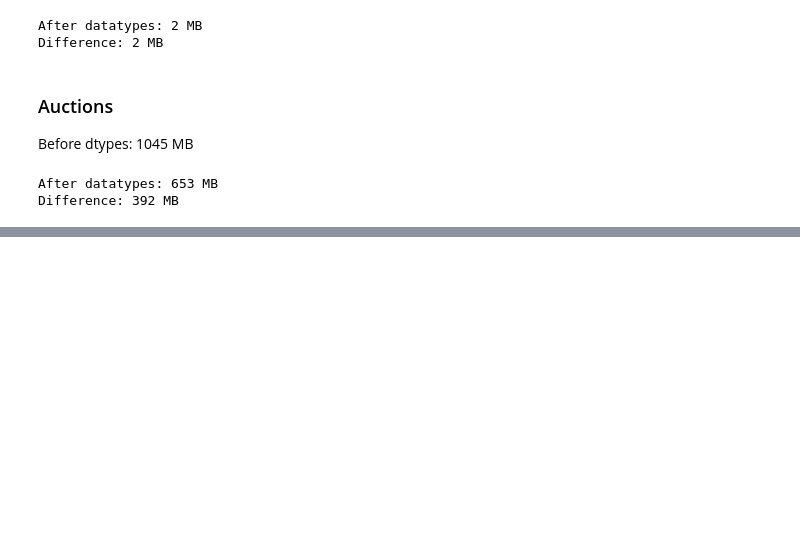
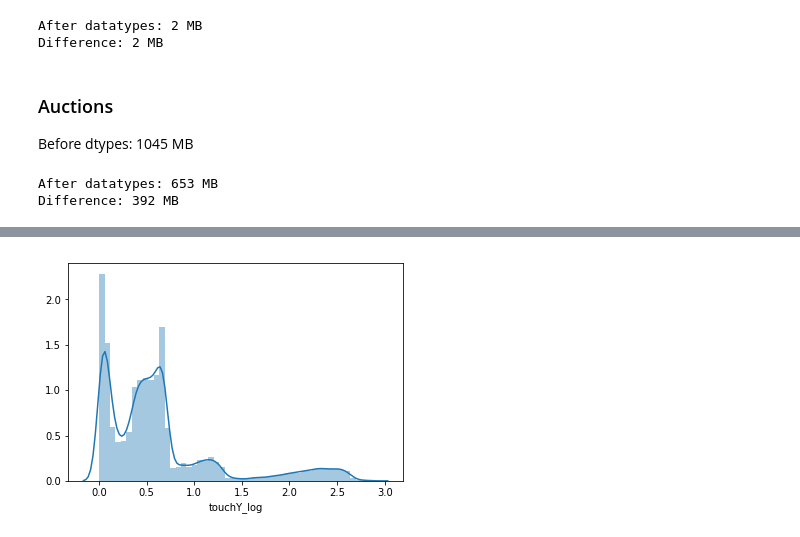
Before and after one commit to bebetosaba/7506-datos-1C2019, a Jupyter notebook: TP1/analisis.ipynb, the cells around one changed output, grey strips where cells are left out. Saved outputs shown, nothing was run; the diff lists cells and outputs as text; code cells hidden in the pictures; blank space fills up the shorter version.

```diff
--- a/TP1/analisis.ipynb
+++ b/TP1/analisis.ipynb
@@ -109,0 +178,4 @@ Difference: 392 MB
+# %%
+sns.distplot(clicksDF[["touchX","touchY_log"]].dropna()["touchY_log"]);
+# %% [output]
+[figure, added]
```
Also changed, not shown: parts of 14 cells of this notebook.
